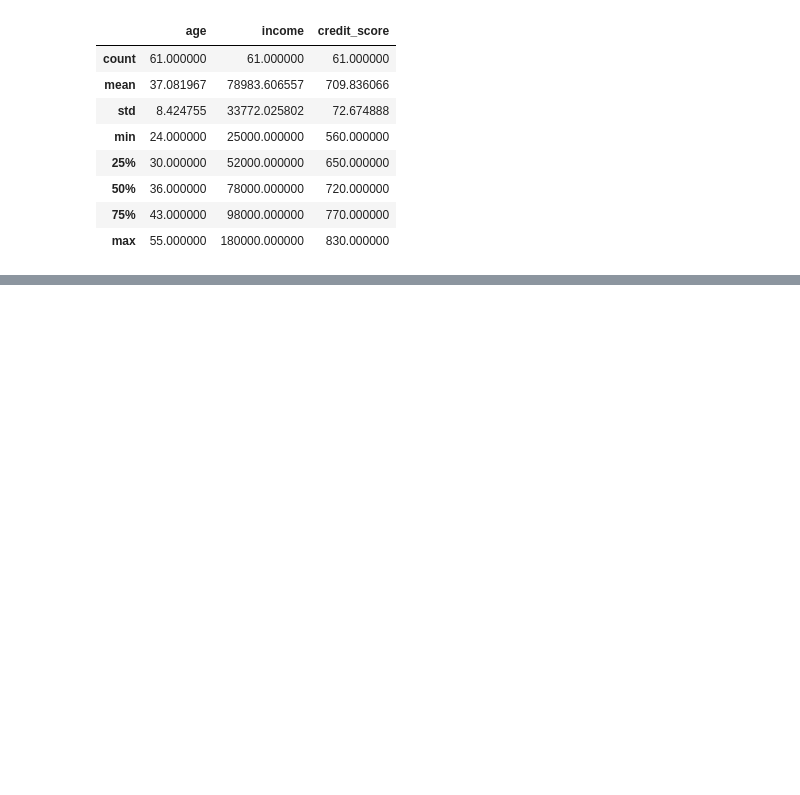
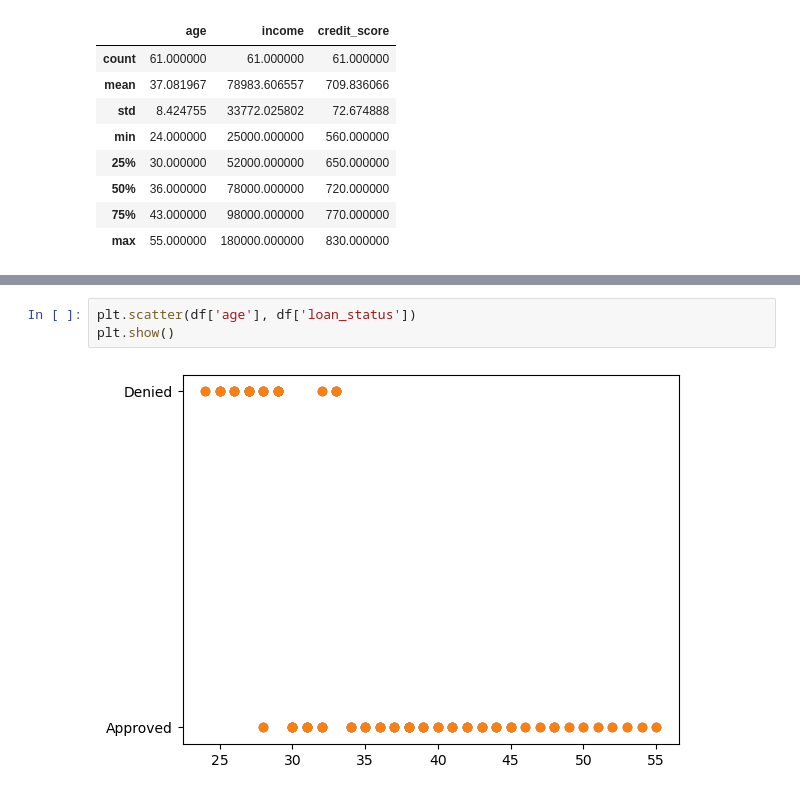
Before and after one commit to dilliram-code/Project-Loan-Classification-Logistic-Regression, a Jupyter notebook: loan_classification.ipynb, the cells around one changed output, grey strips where cells are left out. Saved outputs shown, nothing was run; the diff lists cells and outputs as text; blank space fills up the shorter version.

Commit message:
explore: loan status distribution

```diff
--- a/loan_classification.ipynb
+++ b/loan_classification.ipynb
@@ -64,0 +133,5 @@ df.describe()
+# %%
+plt.scatter(df['age'], df['loan_status'])
+plt.show()
+# %% [output]
+[figure, added]
```
Also changed, not shown: parts of 11 cells of this notebook.
